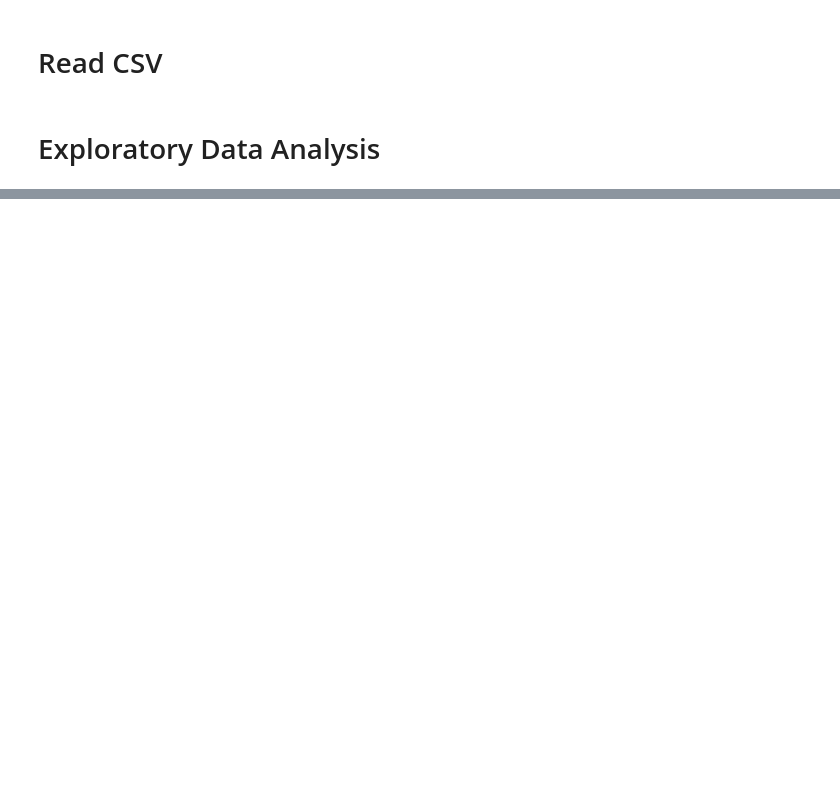
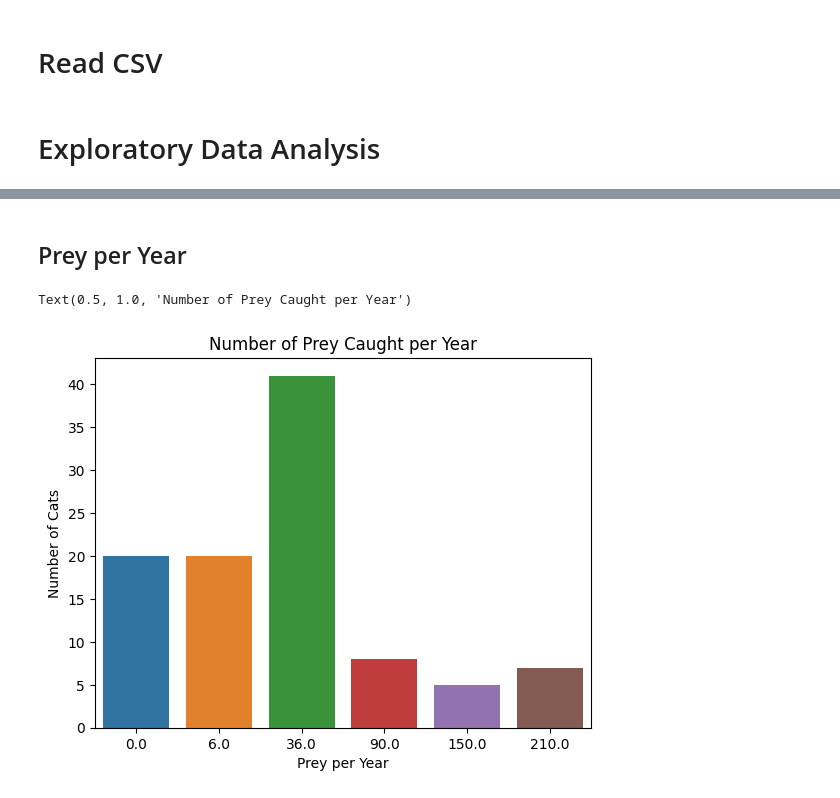
Before and after one commit to MattHondrakis/Python-Data-Science, a Jupyter notebook: Cats UK.ipynb, the cells around one changed output, grey strips where cells are left out. Saved outputs shown, nothing was run; the diff lists cells and outputs as text; code cells hidden in the pictures; blank space fills up the shorter version.

```diff
--- a/Cats UK.ipynb
+++ b/Cats UK.ipynb
@@ -19,0 +23,12 @@ Text(0.5, 0, 'Number of Cats')
+# %% [markdown]
+## Prey per Year
+# %%
+prey_per_year = cats.value_counts("prey_p_month").reset_index(name = "count")
+prey_per_year["prey_p_month"] = prey_per_year["prey_p_month"]*12
+sns.barplot(prey_per_year, x = "prey_p_month", y = "count")
+plt.xlabel("Prey per Year")
+plt.ylabel("Number of Cats")
+plt.title("Number of Prey Caught per Year")
+# %% [output]
+Text(0.5, 1.0, 'Number of Prey Caught per Year')
+[figure, added]
```
Also changed, not shown: parts of 6 cells of this notebook.
